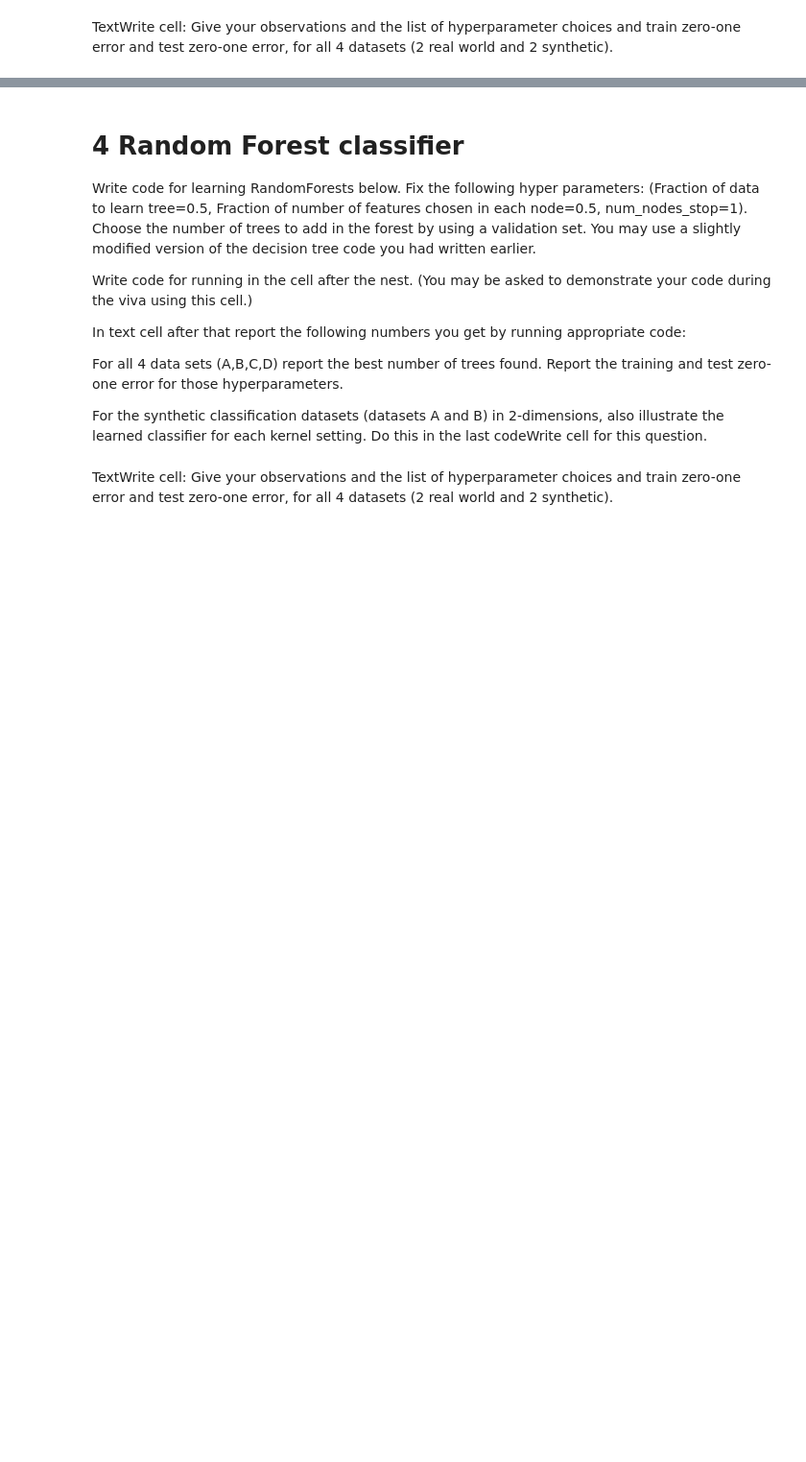
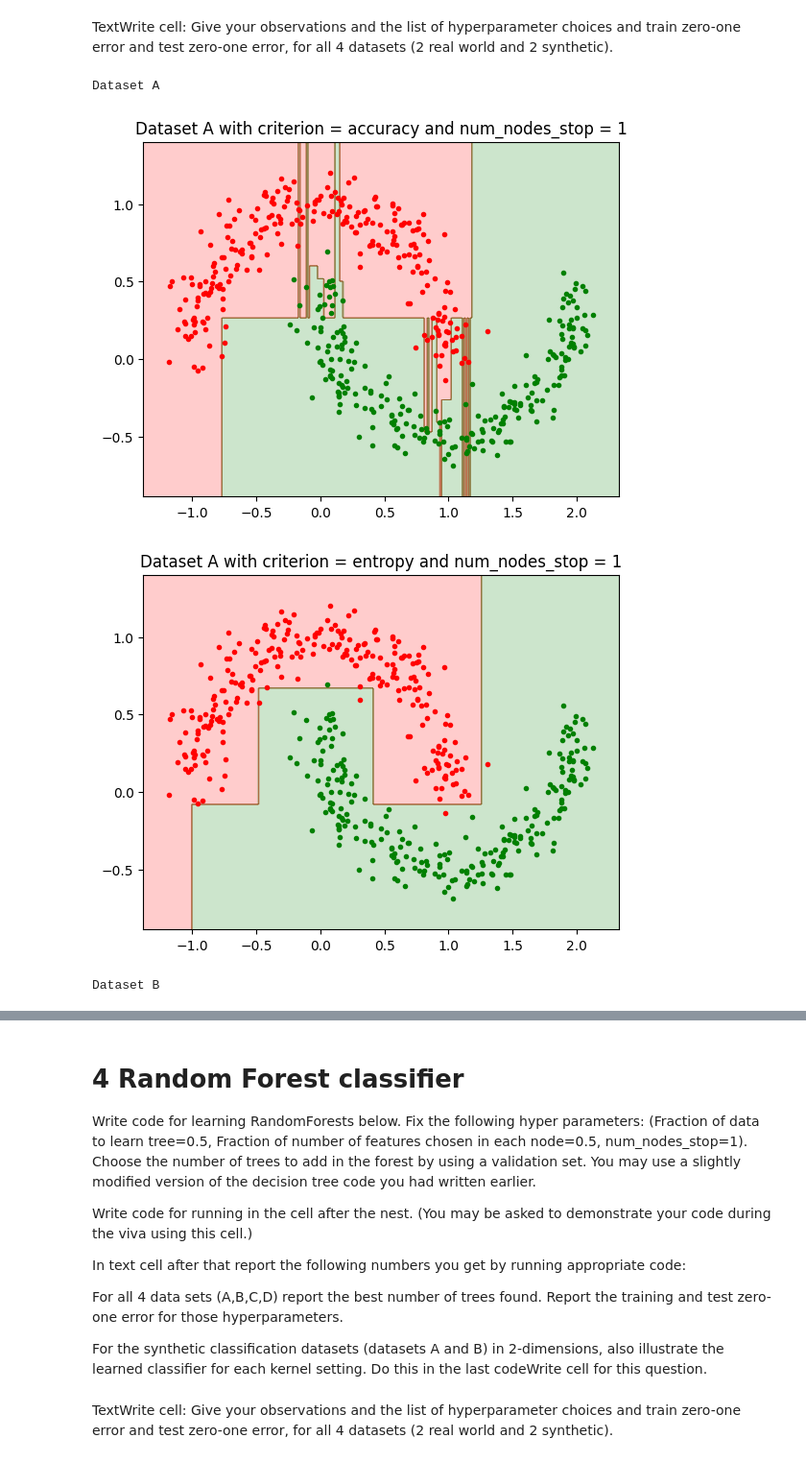
Before and after one commit to bersilin-robert1609/CS5691-PRML, a Jupyter notebook: Assignment-2/Notebook/ProgAss2_Student.ipynb, the cells around one changed output, grey strips where cells are left out. Shown at 96% size. Drawn from its saved outputs; the diff is of its cells as text; code cells hidden in the pictures; blank space fills up the shorter version.

```diff
--- a/Assignment-2/Notebook/ProgAss2_Student.ipynb
+++ b/Assignment-2/Notebook/ProgAss2_Student.ipynb
@@ -603,0 +638,34 @@ TextWrite cell: Give your observations and the list of hyperparameter choices an
+# %%
+## Codewrite cell: Generate plots of learned decision tree classifier on dataset_A and datasset_B.
+# Plots should give both the learned classifier and the train data.
+# Plots only required for the accuracy criterion.
+# Similar to  Bishop Figure 4.5 (with just two classes here.)
+# Total number of plots = 2
+
+def plot(tree, X_test, Y_test, criterion, num_nodes_stop, dataset):
+    minX, maxX = np.min(X_test[:, 0]), np.max(X_test[:, 0])
+    minY, maxY = np.min(X_test[:, 1]), np.max(X_test[:, 1])
+
+    X, Y = np.meshgrid(np.linspace(minX - 0.2, maxX + 0.2, 300), np.linspace(minY - 0.2, maxY + 0.2, 300))
+    Z = np.array([tree.predict(np.array([x, y])) for x, y in zip(np.ravel(X), np.ravel(Y))])
+    Z = Z.reshape(X.shape)
+    plt.contourf(X, Y, Z, alpha=0.2, colors=['red', 'green'])
+    plt.title('Dataset {} with criterion = {} and num_nodes_stop = {}'.format(dataset, criterion, num_nodes_stop))
+    plt.scatter(X_test[Y_test == 1, 0], X_test[Y_test == 1, 1], color='green', marker='.', label='Class 1')
+    plt.scatter(X_test[Y_test == -1, 0], X_test[Y_test == -1, 1], color='red', marker='.', label='Class -1')
+    plt.show()
+
+for a in ['A', 'B']:
+    data = np.load("../../Data/dataset_{}.npz".format(a))
+    X_train, Y_train = data['arr_0'], data['arr_1']
+    X_test, Y_test = data['arr_2'], data['arr_3']
+    print('Dataset {}'.format(a))
+    for criterion in ['accuracy', 'entropy']:
+        num_nodes_stop = best_num_nodes[a][criterion]
+        tree = train_decision_tree(X_train, Y_train, num_nodes_stop, criterion)
+        plot(tree, X_test, Y_test, criterion, num_nodes_stop, a)
+# %% [output]
+Dataset A
+[figure, added]
+[figure, added]
+Dataset B
```
Also changed, not shown: parts of 9 cells of this notebook.
